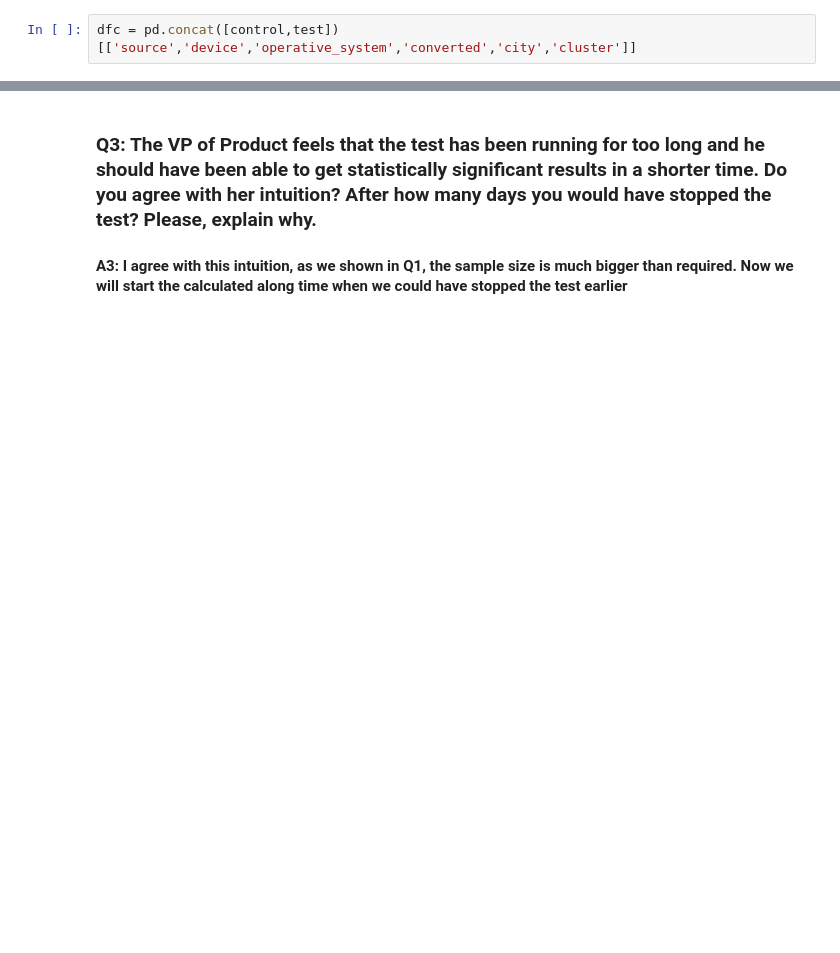
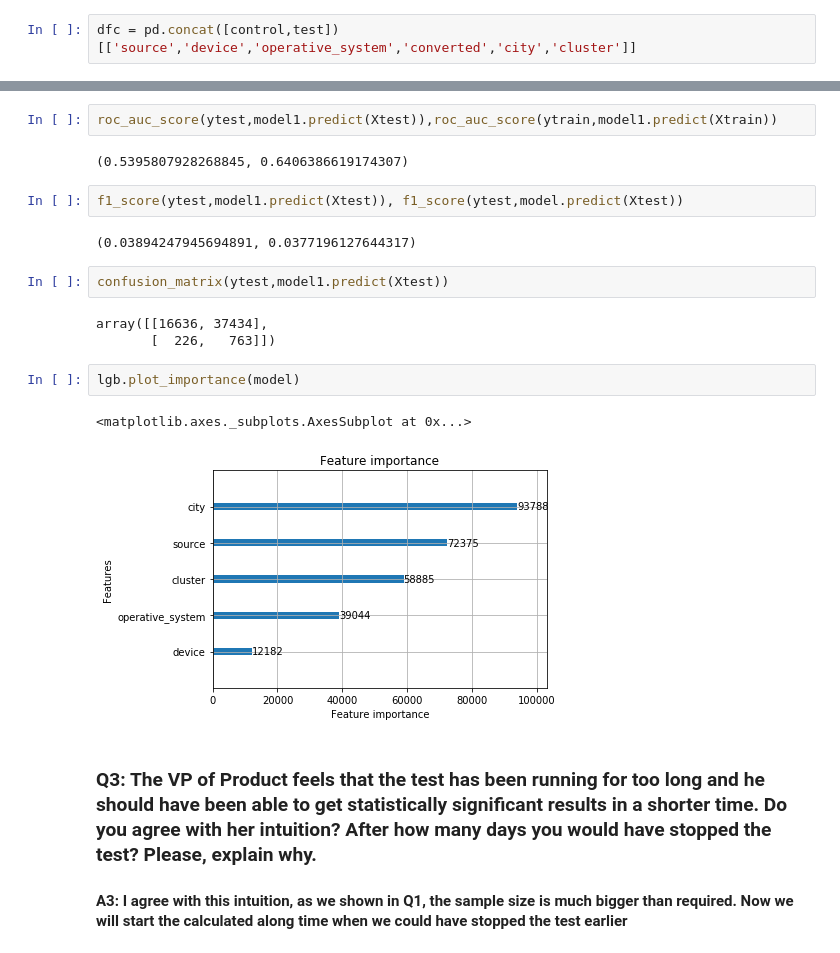
Before and after one commit to Shunling/Insight_HealthDataScience, a Jupyter notebook: DataChallenge1B/PricingTestDataChallenge.ipynb, the cells around one changed output, grey strips where cells are left out. Saved outputs shown, nothing was run; the diff lists cells and outputs as text; blank space fills up the shorter version.

```diff
--- a/DataChallenge1B/PricingTestDataChallenge.ipynb
+++ b/DataChallenge1B/PricingTestDataChallenge.ipynb
@@ -545,3 +644,21 @@ cls = LGBMClassifier()
+# %%
+roc_auc_score(ytest,model1.predict(Xtest)),roc_auc_score(ytrain,model1.predict(Xtrain))
+# %% [output]
+(0.5395807928268845, 0.6406386619174307)
+# %%
+f1_score(ytest,model1.predict(Xtest)), f1_score(ytest,model.predict(Xtest))
+# %% [output]
+(0.03894247945694891, 0.0377196127644317)
+# %%
+confusion_matrix(ytest,model1.predict(Xtest))
+# %% [output]
+array([[16636, 37434],
+       [  226,   763]])
+# %%
+lgb.plot_importance(model)
+# %% [output]
+<matplotlib.axes._subplots.AxesSubplot at 0x...>
+[figure, added]
 # %% [markdown]
 ### Q3: The VP of Product feels that the test has been running for too long and he should have been able to get statistically significant results in a shorter time. Do you agree with her intuition? After how many days you would have stopped the test? Please, explain why.
 
```
Also changed, not shown: parts of 32 cells of this notebook.
